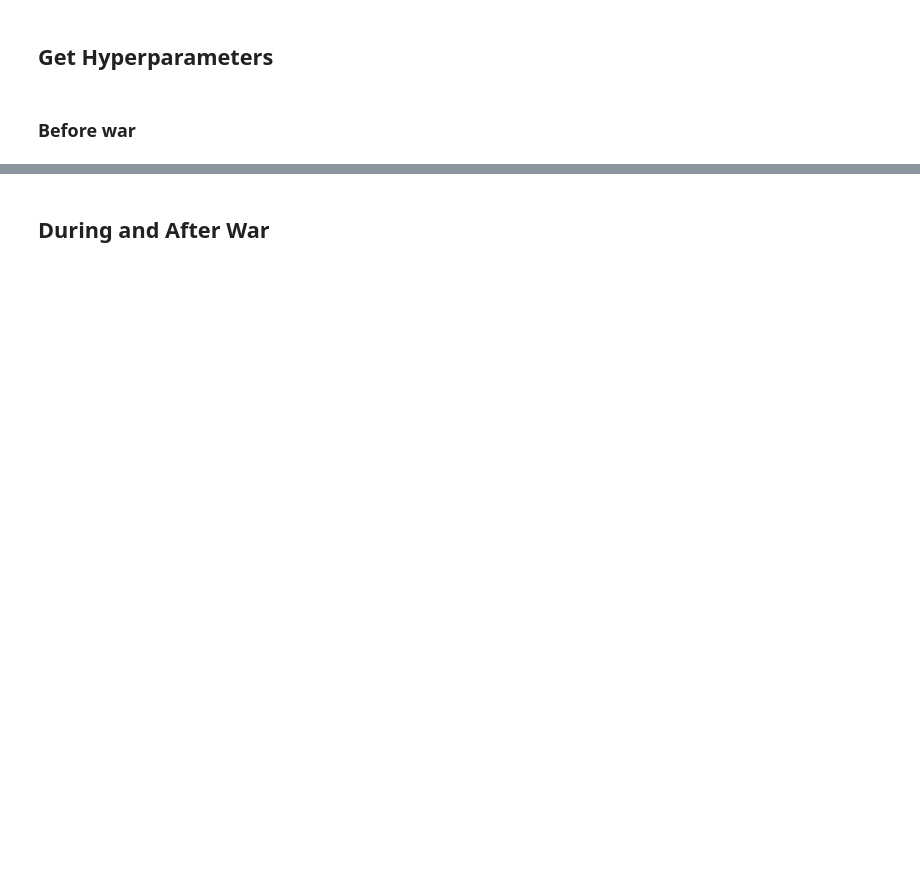
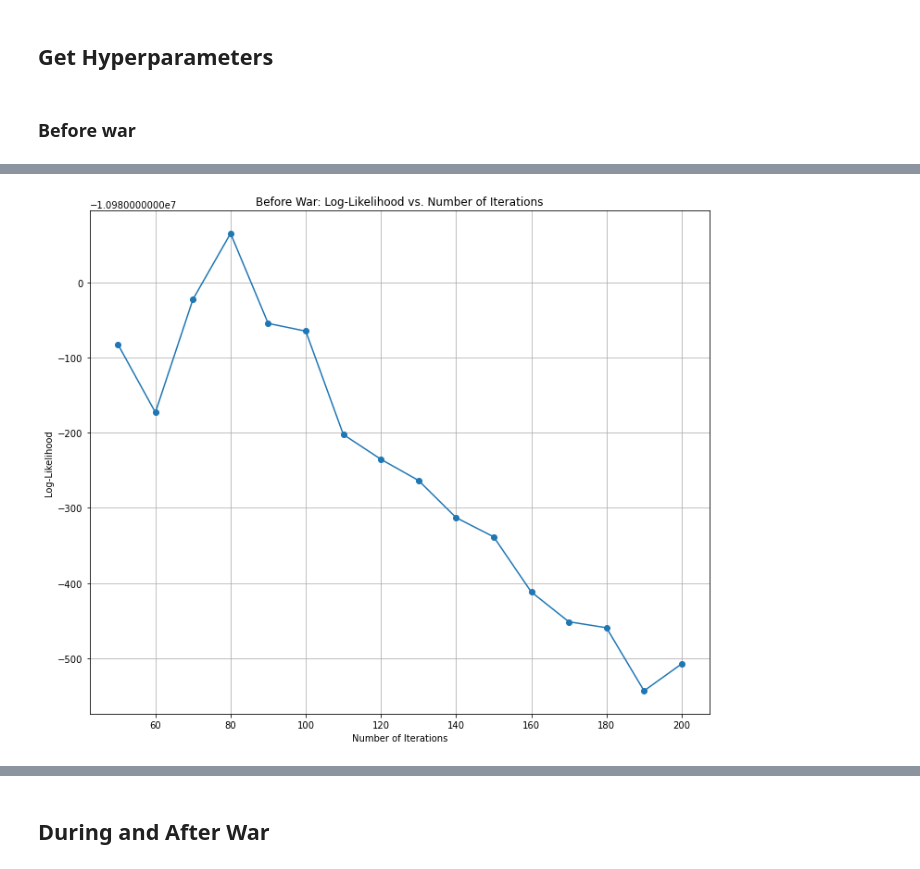
Before and after one commit to JordanMiner/Social_Media_and_Conflict, a Jupyter notebook: ukraine_russia.ipynb, the cells around one changed output, grey strips where cells are left out. Cells and saved outputs as stored; diff of their text form; code cells hidden in the pictures; blank space fills up the shorter version.

```diff
--- a/ukraine_russia.ipynb
+++ b/ukraine_russia.ipynb
@@ -206,19 +199,3 @@ ym = war_and_after['date'].value_counts().sort_index() # get the counts for each
 plt.figure(figsize=(20,6))
 sns.lineplot(x=ym.index, y = ym.values, color='green') # plot the line chart using seaborn
 plt.title('Year-Month distribution of tweets', fontsize=15)
-# %%
-#Get TF-IDF of before_war
-#Convert text into matrix of token counts.
-before_war_vect = CountVectorizer(strip_accents = 'unicode',
-                                stop_words = 'english',
-                                lowercase = True,
-                                max_features=5000,
-                                token_pattern = r'\b[a-zA-Z]{3,}\b',
-                                max_df = 0.85,
-                                min_df = 10,
-                                ngram_range=(2,4))
-
-#Tokenize the text data and conver tot sparse matrix representation
-#(doc index, token index in vocab)  count of token in doc
-before_war_tfidf = before_war_vect.fit_transform(before_war['cleaned_text'])
-print(before_war_tfidf.shape)
@@ -571,34 +362,37 @@ plt.show()
 # %%
-#LOOK AT  LDAMODELS.ipynb
+#BEFORE WAR ITERATIONS
 from tqdm import tqdm  # Import tqdm for progress bar
 from sklearn.feature_extraction.text import CountVectorizer
 from sklearn.decomposition import LatentDirichletAllocation
 import matplotlib.pyplot as plt
 
 
 # Define a function to train LDA models and calculate log-likelihood
 def calculate_log_likelihood(data, min_topics, max_topics, step_size):
     log_likelihoods = []
     topic_range = range(min_topics, max_topics + step_size, step_size)
 
     # Wrap the loop with tqdm to display a progress bar
     for num_iter in tqdm(topic_range, desc='Calculating Log-Likelihoods'):
         lda_model = LatentDirichletAllocation(n_components=15, max_iter=num_iter, random_state=42)
         lda_model.fit(data)
         log_likelihood = lda_model.score(data)
         log_likelihoods.append(log_likelihood)
 
     return topic_range, log_likelihoods
 
 # Calculate log-likelihoods
 min_iter= 50
 max_iter = 200
 step_size = 10
 topic_range, log_likelihoods = calculate_log_likelihood(before_war_tfidf, min_iter, max_iter, step_size)
 
+plt.figure(figsize=(12, 10))
 # Plot log-likelihoods
 plt.plot(topic_range, log_likelihoods, marker='o')
-plt.xlabel('Number of Topics')
+plt.xlabel('Number of Iterations')
 plt.ylabel('Log-Likelihood')
-plt.title('Before War: Log-Likelihood vs. Number of Topics')
+plt.title('Before War: Log-Likelihood vs. Number of Iterations')
 plt.grid(True)
+# %% [output]
+[figure, added]
```
Also changed, not shown: parts of 35 cells of this notebook, 2 other files.
